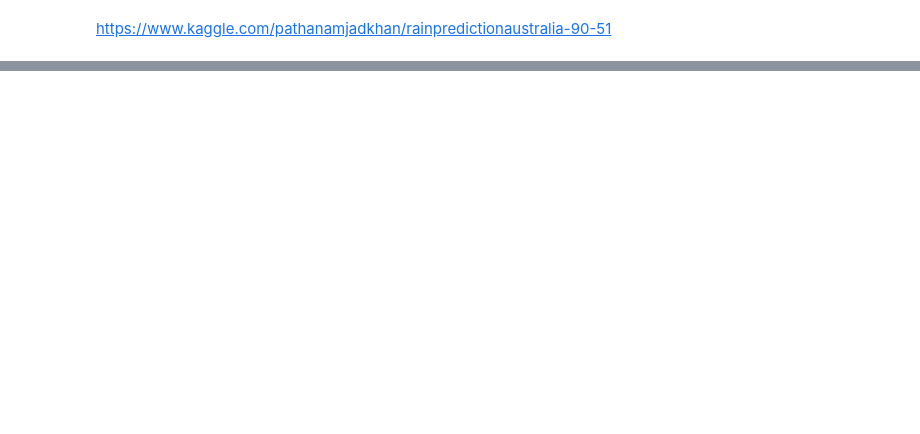
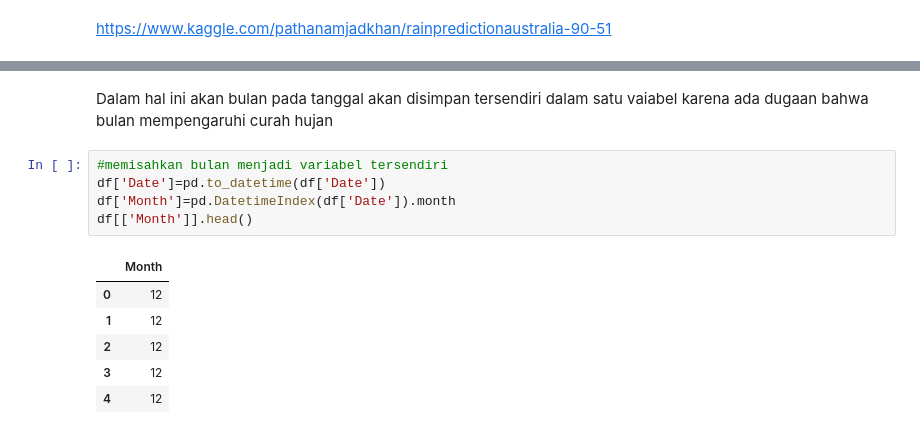
Before and after one commit to HelennaConstantia/PYTN_KampusMerdeka_FP2, a Jupyter notebook: PYTN_KampusMerdeka_fp2_Helenna-Constantia.ipynb, the cells around one changed output, grey strips where cells are left out. Saved outputs shown, nothing was run; the diff lists cells and outputs as text; blank space fills up the shorter version.

```diff
--- a/PYTN_KampusMerdeka_fp2_Helenna-Constantia.ipynb
+++ b/PYTN_KampusMerdeka_fp2_Helenna-Constantia.ipynb
@@ -135,0 +212,14 @@ https://www.kaggle.com/pathanamjadkhan/rainpredictionaustralia-90-51
+# %% [markdown]
+Dalam hal ini akan bulan pada tanggal akan disimpan tersendiri dalam satu vaiabel karena ada dugaan bahwa bulan mempengaruhi curah hujan
+# %%
+#memisahkan bulan menjadi variabel tersendiri
+df['Date']=pd.to_datetime(df['Date'])
+df['Month']=pd.DatetimeIndex(df['Date']).month
+df[['Month']].head()
+# %% [output]
+|  | Month |
+| 0 | 12 |
+| 1 | 12 |
+| 2 | 12 |
+| 3 | 12 |
+| 4 | 12 |
```
Also changed, not shown: parts of 7 cells of this notebook.
